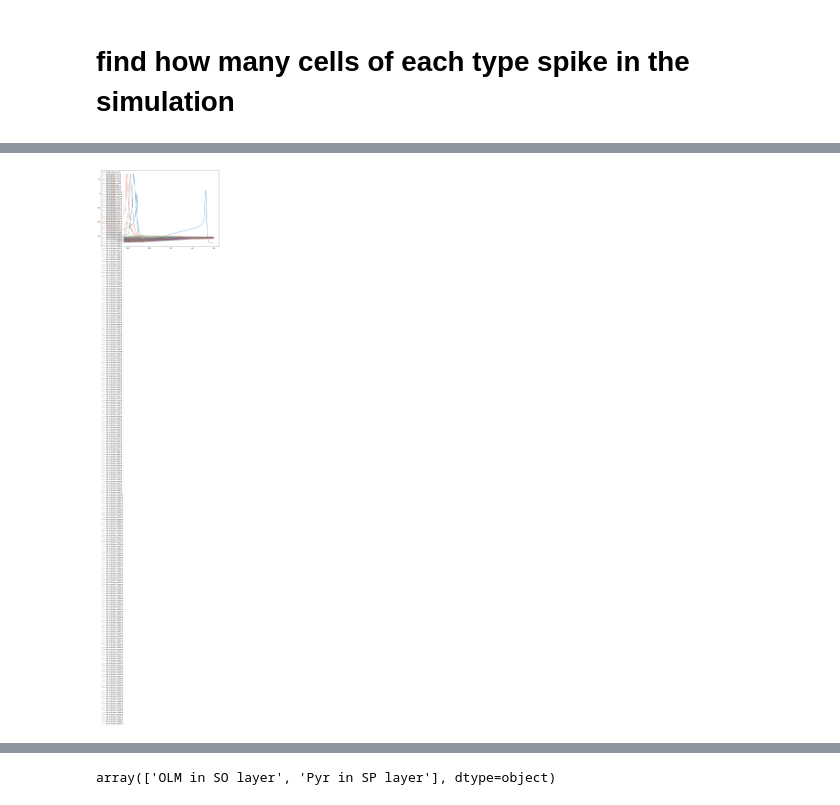
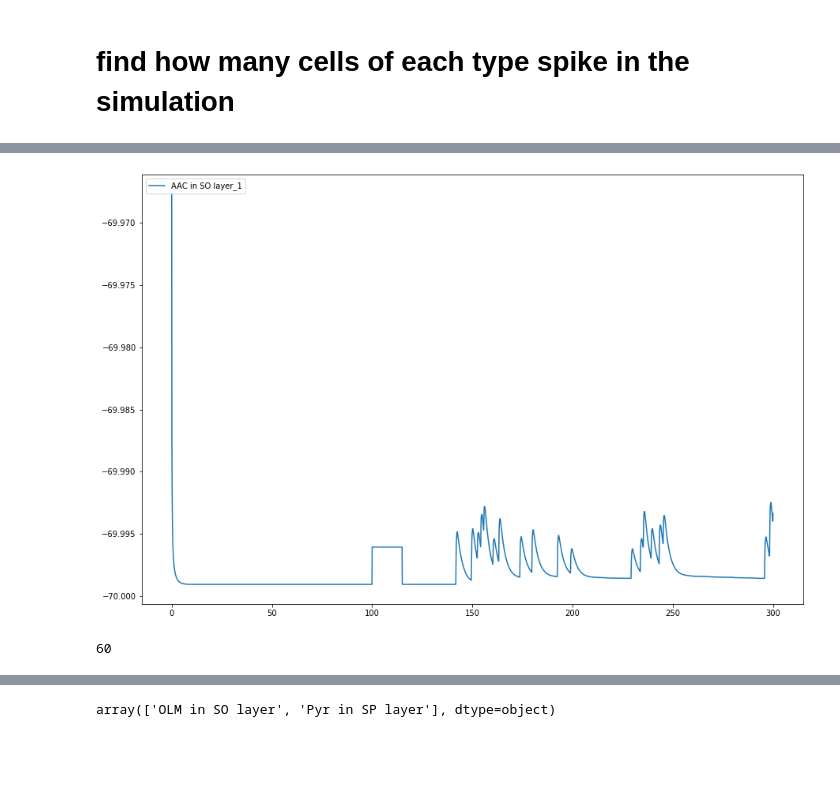
Before and after one commit to ddopp4877/CA1_model, a Jupyter notebook: CA1_exploration.ipynb, the cells around one changed output, grey strips where cells are left out. Drawn from its saved outputs; the diff is of its cells as text; code cells hidden in the pictures; blank space fills up the shorter version.

```diff
--- a/CA1_exploration.ipynb
+++ b/CA1_exploration.ipynb
@@ -445,2 +487,6 @@ plt.savefig('AAC_vclamp.png')
 # %%
-idNames
+f = h5py.File(os.path.join('output','i_report_syn.h5'), 'r')
+iSynnmda = SaveDataToDF(f)
+
+f = h5py.File(os.path.join('output','i_report_syn2.h5'), 'r')
+iSynampa = SaveDataToDF(f)
@@ -448,0 +493,16 @@ array([100, 101, 102, 103, 104, 105, 106, 107])
+# %%
+#gids = [27] + srcList[:4]
+gids = [1]
+#start,end = 1400,1900
+start,end = 0,5000
+plt.figure(figsize=(15,10))
+simTime = np.arange(0,300,0.1)
+for gid in gids:
+    cellNo = vreports['node_ids'][vreports['node_ids'] == gid].keys()[0]
+    name = nodesDF['node_type_id'][vreports['node_ids'][cellNo]]
+    plt.plot(simTime[start:end],vreports['data'+str(cellNo)][vreports['data'+str(cellNo)].isna()==False][start:end],label = name+'_'+str(gid))
+    plt.plot(simTime[start:end],iSynampa['data8'][start:end]*1000,label='ampa')
+    plt.plot(simTime[start:end],iSynnmda['data8'][start:end]*1000,label='nmda')
+
+#plt.ylim([-70,-50])
+plt.legend(loc='upper left')
@@ -552,21 +645,23 @@ f = h5py.File(os.path.join("output",'v_report.h5'), 'r')
 vreports = SaveDataToDF(f)
 # %%
 #get vreports first
-gids = [27] + srcList[1:]
-start,end = 1400,1900
+gids = [1]
+#gids = [18012]
+start,end = 0,3000
+#start,end = 0,3000
 plt.figure(figsize=(15,10))
 simTime = np.arange(0,300,0.1)
 for gid in gids:
     cellNo = vreports['node_ids'][vreports['node_ids'] == gid].keys()[0]
     name = nodesDF['node_type_id'][vreports['node_ids'][cellNo]]
     plt.plot(simTime[start:end],vreports['data'+str(cellNo)][vreports['data'+str(cellNo)].isna()==False][start:end],label = name+'_'+str(gid))
 
 #plt.ylim([-70,-50])
 plt.legend(loc='upper left')
-plt.savefig('OLM.png')
+#plt.savefig('OLM.png')
 plt.show()
 # %% [output]
-[figure, old version]
+[figure, new version]
 # %%
 f = h5py.File(os.path.join('network','biophysical_biophysical_edges.h5'), 'r')
 edgesDF = SaveDataToDF(f)
@@ -574,6 +669,10 @@ edgesDF = SaveDataToDF(f)
 ids = nodesDF[nodesDF['node_type_id'].str.contains(cellName)]['node_id'].values
 # %%
 Sids = edgesDF[edgesDF['target_node_id'] == gids[0]]['source_node_id']#assumes first index of gids holds the id of interest
+# %%
+len(srcList)
+# %% [output]
+60
 # %%
 srcList = []
 for i in range(len(Sids)):
```
Also changed, not shown: parts of 30 cells of this notebook, 12 other files.
